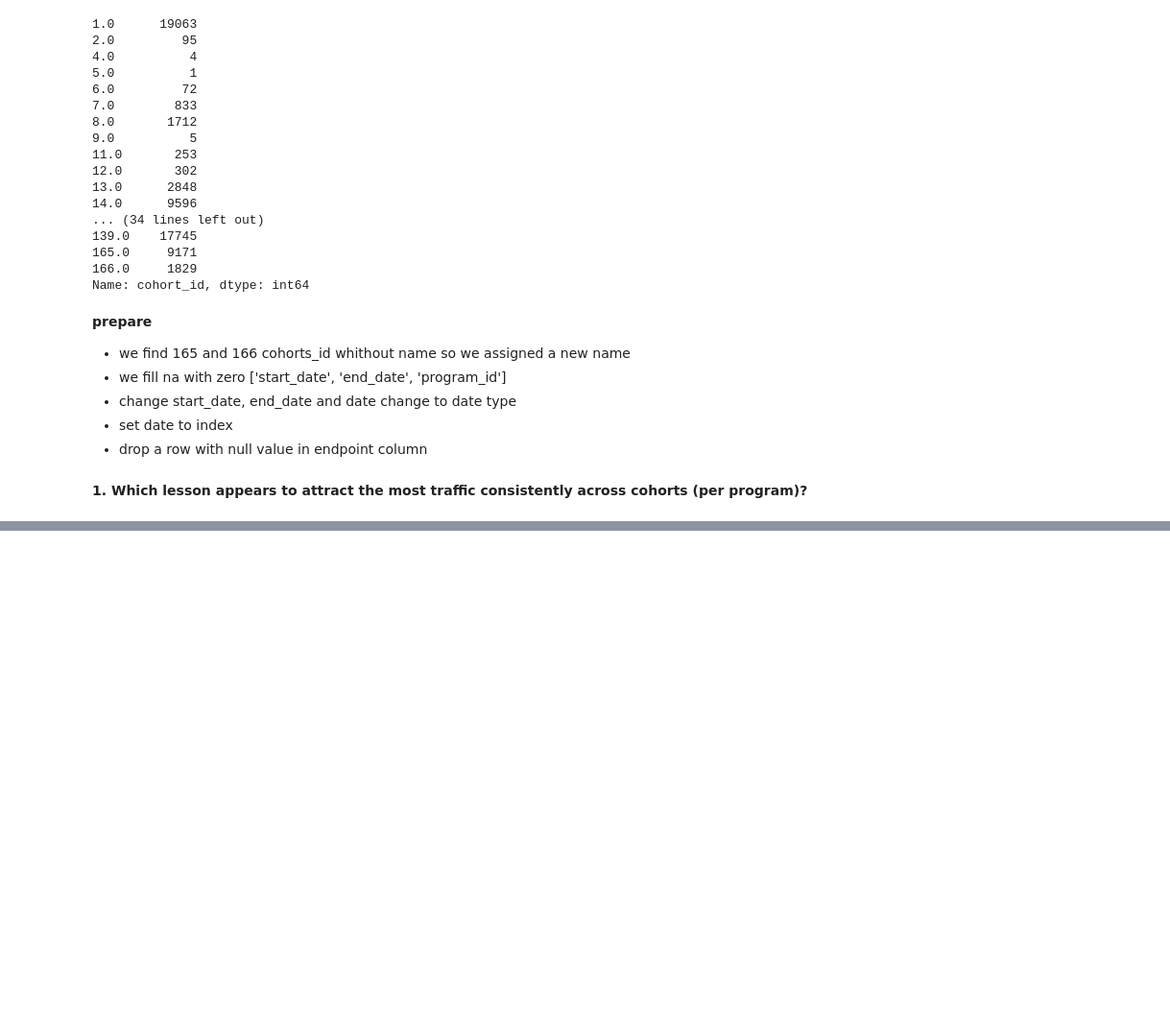
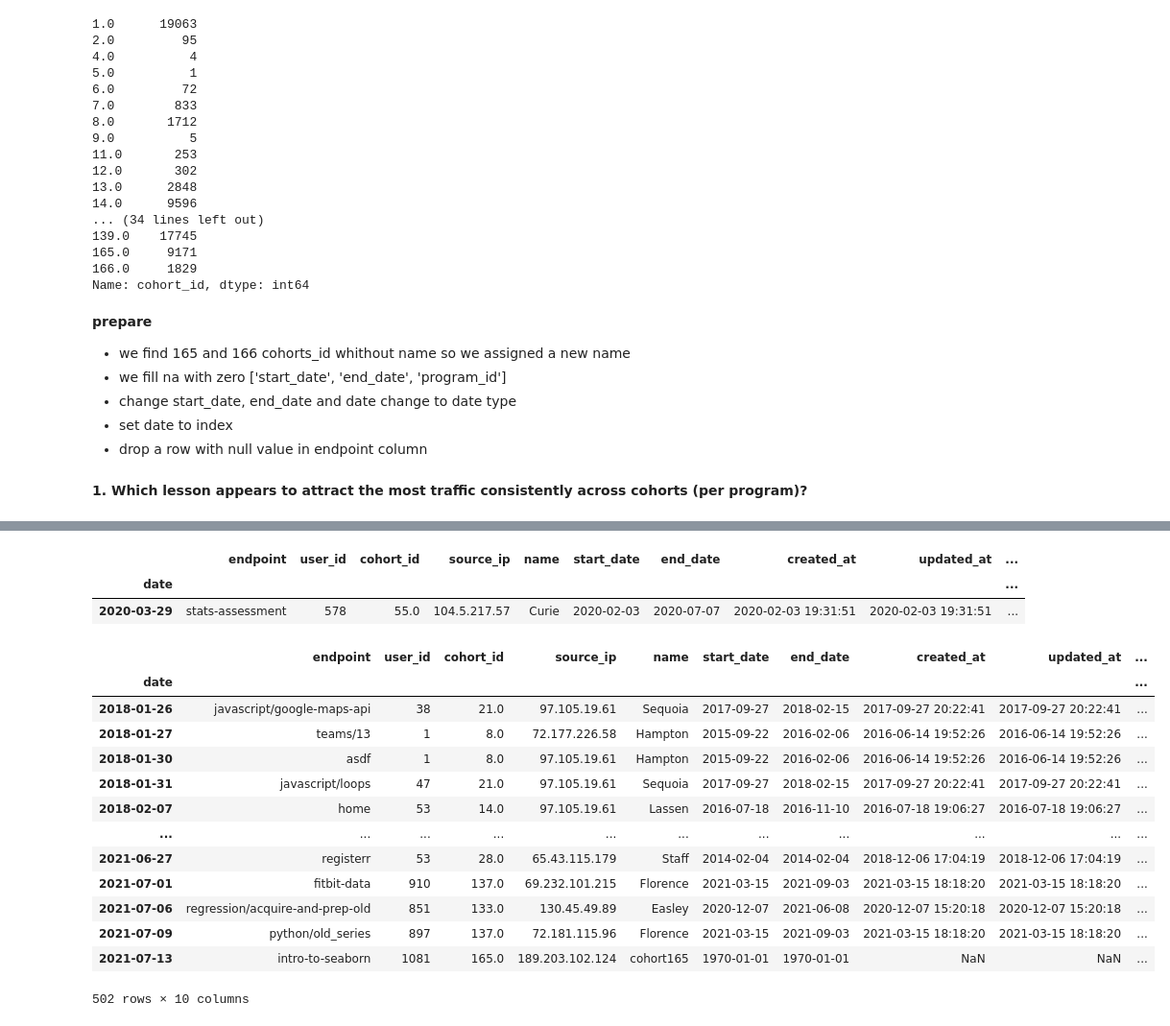
Before and after one commit to villanueva-and-quach/anomaly_detection_project, a Jupyter notebook: initial_cindy.ipynb, the cells around one changed output, grey strips where cells are left out. Shown at 96% size. Cells and saved outputs as stored; diff of their text form; code cells hidden in the pictures; blank space fills up the shorter version.

```diff
--- a/initial_cindy.ipynb
+++ b/initial_cindy.ipynb
@@ -99,0 +340,3 @@ df.groupby(df. )
+# %%
+#reset index and rename colums
+endpoint_df =endpoint_df.reset_index().rename(columns = {'endpoint' : 'ep_count', 'index': 'endpoint'})
@@ -99,0 +357,3 @@ df.groupby(df. )
+# %%
+#get a df with the least accessed endpoint
+least_accessed = endpoint_df[endpoint_df.ep_count  == 1]
@@ -99,0 +381,3 @@ df.groupby(df. )
+# %%
+#getting the list wiht the endpoint
+en_list = least_accessed['endpoint'].to_list()
@@ -99,0 +394,31 @@ df.groupby(df. )
+# %%
+#compare
+df['endpoint',[df['endpoint'] == en_list[0]]
+# %% [output]
+|  | endpoint | user_id | cohort_id | source_ip | name | start_date | end_date | created_at | updated_at | ... |
+| date |  |  |  |  |  |  |  |  |  | ... |
+| 2020-03-29 | stats-assessment | 578 | 55.0 | 104.5.217.57 | Curie | 2020-02-03 | 2020-07-07 | 2020-02-03 19:31:51 | 2020-02-03 19:31:51 | ... |
+# %%
+#create a for loop to get the whole information about the least accessed endpoint
+least_views_df= pd.DataFrame()
+for n in range (len(en_list)):
+    x =df[df['endpoint'] == en_list[n]]
+    least_views_df= pd.concat([least_views_df, x], ignore_index = False)
+# %%
+#sortby index so it is sort by date
+least_views_df.sort_index()
+# %% [output]
+|  | endpoint | user_id | cohort_id | source_ip | name | start_date | end_date | created_at | updated_at | ... |
+| date |  |  |  |  |  |  |  |  |  | ... |
+| 2018-01-26 | javascript/google-maps-api | 38 | 21.0 | 97.105.19.61 | Sequoia | 2017-09-27 | 2018-02-15 | 2017-09-27 20:22:41 | 2017-09-27 20:22:41 | ... |
+| 2018-01-27 | teams/13 | 1 | 8.0 | 72.177.226.58 | Hampton | 2015-09-22 | 2016-02-06 | 2016-06-14 19:52:26 | 2016-06-14 19:52:26 | ... |
+| 2018-01-30 | asdf | 1 | 8.0 | 97.105.19.61 | Hampton | 2015-09-22 | 2016-02-06 | 2016-06-14 19:52:26 | 2016-06-14 19:52:26 | ... |
+| 2018-01-31 | javascript/loops | 47 | 21.0 | 97.105.19.61 | Sequoia | 2017-09-27 | 2018-02-15 | 2017-09-27 20:22:41 | 2017-09-27 20:22:41 | ... |
+| 2018-02-07 | home | 53 | 14.0 | 97.105.19.61 | Lassen | 2016-07-18 | 2016-11-10 | 2016-07-18 19:06:27 | 2016-07-18 19:06:27 | ... |
+| ... | ... | ... | ... | ... | ... | ... | ... | ... | ... | ... |
+| 2021-06-27 | registerr | 53 | 28.0 | 65.43.115.179 | Staff | 2014-02-04 | 2014-02-04 | 2018-12-06 17:04:19 | 2018-12-06 17:04:19 | ... |
+| 2021-07-01 | fitbit-data | 910 | 137.0 | 69.232.101.215 | Florence | 2021-03-15 | 2021-09-03 | 2021-03-15 18:18:20 | 2021-03-15 18:18:20 | ... |
+| 2021-07-06 | regression/acquire-and-prep-old | 851 | 133.0 | 130.45.49.89 | Easley | 2020-12-07 | 2021-06-08 | 2020-12-07 15:20:18 | 2020-12-07 15:20:18 | ... |
+| 2021-07-09 | python/old_series | 897 | 137.0 | 72.181.115.96 | Florence | 2021-03-15 | 2021-09-03 | 2021-03-15 18:18:20 | 2021-03-15 18:18:20 | ... |
+| 2021-07-13 | intro-to-seaborn | 1081 | 165.0 | 189.203.102.124 | cohort165 | 1970-01-01 | 1970-01-01 | NaN | NaN | ... |
+502 rows × 10 columns
```
Also changed, not shown: parts of 40 cells of this notebook.
